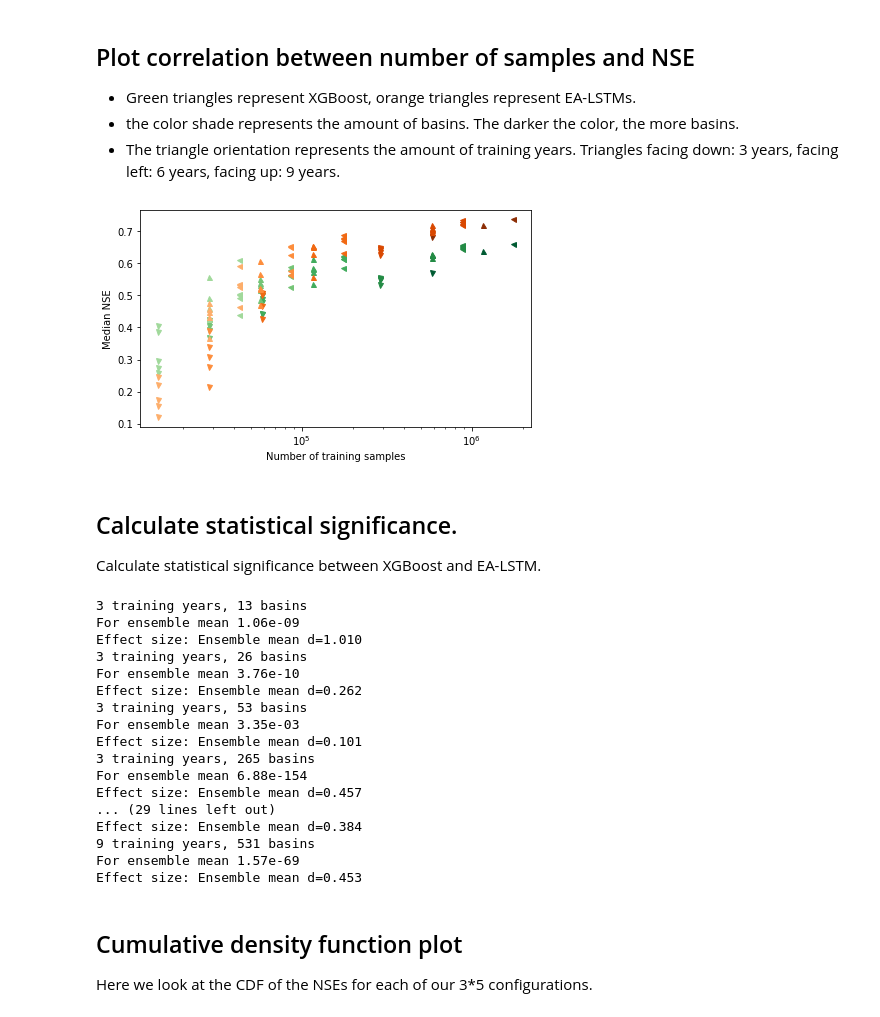
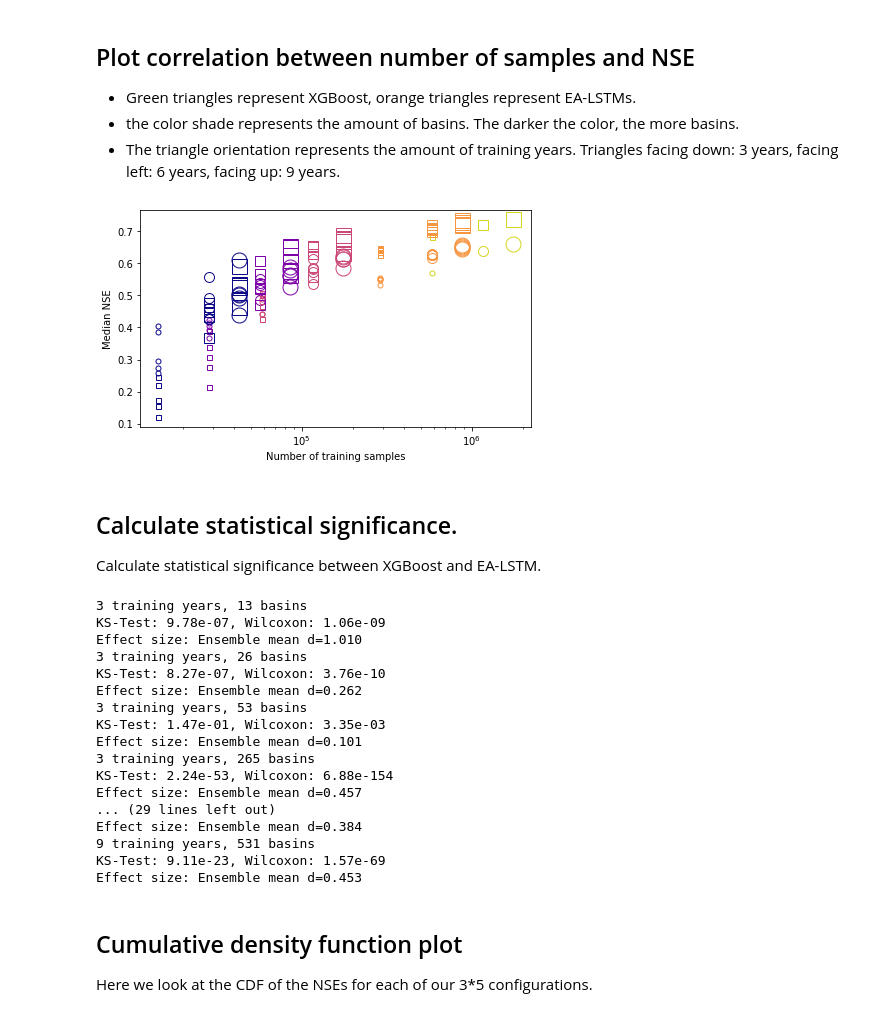
Before and after one commit to gauchm/ealstm_regional_modeling, a Jupyter notebook: notebooks/performance_gridEvaluation.ipynb, the cells around one changed output. Saved outputs shown, nothing was run; the diff lists cells and outputs as text; code cells hidden in the pictures.

```diff
--- a/notebooks/performance_gridEvaluation.ipynb
+++ b/notebooks/performance_gridEvaluation.ipynb
@@ -138,7 +150,7 @@ for model, model_label, _ in model_specs_gridEvaluation['models']:
                          'max': np.max(ensemble_nses),
                          'mean': np.mean(ensemble_nses),
                          'median': np.median(ensemble_nses),
-                         'failures': len([v for v in ensemble_nses if v <= 0]) }
+                         'avg failures': len([v for v in ensemble_nses if v <= 0]) / len(model_specs_gridEvaluation['basin_subsets'][n_basins])}
         data.append(data_ensemble)
 
 df = pd.DataFrame(data)
@@ -173,26 +185,27 @@ df
 # %%
 f = plt.figure(figsize=(7,4))
 
-for model, name, color in model_specs_gridEvaluation["models"]:
-    colors = {'xgboost': ['#a1d99b','#74c476','#41ab5d','#238b45','#005a32'],
-              'ealstm':  ['#fdae6b','#fd8d3c','#f16913','#d94801','#8c2d04']}
-    markers = {3: "v", 6: "^", 9: "<"}
-
+colors = {13: [0.05, 0.03, 0.53], 26:  [0.49, 0.01 , 0.66],
+          53: [0.80, 0.28, 0.47], 265: [0.97, 0.59, 0.25],
+          531: [0.84, 0.84, 0.13]}
+markers = {'xgboost': 'o', 'ealstm': 's'}
+markersize = {3: 5, 6: 10, 9: 15}
+for model, name, _ in model_specs_gridEvaluation["models"]:
     for training_years, (i, n_basins) in itertools.product(model_specs_gridEvaluation['training_years'],
                                                       enumerate(model_specs_gridEvaluation['n_basins'])):
         basin_subsets = model_specs_gridEvaluation["basin_subsets"][n_basins]
         median_nses, n_samples = [], []
         for b in basin_subsets:
             median_nses.append(np.median(list(all_metrics['NSE'][model][training_years][b]["ensemble"].values())))
             n_samples.append(training_years * 365 * n_basins)
         plt.plot(n_samples, median_nses, label=f"{name}, {training_years} years, {n_basins} basins",
-                 lw=0, marker=markers[training_years], c=colors[model][i], markersize=5)
+                 lw=0, marker=markers[model], c=colors[n_basins], markersize=markersize[training_years], markerfacecolor='none')
 
 plt.xscale('log')
 plt.ylabel('Median NSE')
 _ = plt.xlabel('Number of training samples')
 # %% [output]
-[figure, old version]
+[figure, new version]
 # %% [markdown]
 ## Calculate statistical significance.
 
@@ -212,31 +225,32 @@ for training_years in model_specs_gridEvaluation['training_years']:
         ealstm_nses = list(all_metrics['NSE']["ealstm"][training_years][s]["ensemble"].values() for s in basin_subsets)
         ealstm_nses = [y for x in ealstm_nses for y in x]  # flatten
 
-        _, p_val_ensemble = wilcoxon(xgb_nses, ealstm_nses)
-        print(f"For ensemble mean {p_val_ensemble:.2e}")
+        _, p_val_ks = ks_2samp(xgb_nses, ealstm_nses)
+        _, p_val_wilcoxon = wilcoxon(xgb_nses, ealstm_nses)
+        print(f"KS-Test: {p_val_ks:.2e}, Wilcoxon: {p_val_wilcoxon:.2e}")
 
         d_ensemble = get_cohens_d(xgb_nses, ealstm_nses)
         print(f"Effect size: Ensemble mean d={d_ensemble:.3f}")
 
-        p_values[training_years][n_basins] = p_val_ensemble
+        p_values[training_years][n_basins] = p_val_ks
         d_values[training_years][n_basins] = d_ensemble
 # %% [output]
 3 training years, 13 basins
-For ensemble mean 1.06e-09
+KS-Test: 9.78e-07, Wilcoxon: 1.06e-09
 Effect size: Ensemble mean d=1.010
 3 training years, 26 basins
-For ensemble mean 3.76e-10
+KS-Test: 8.27e-07, Wilcoxon: 3.76e-10
 Effect size: Ensemble mean d=0.262
 3 training years, 53 basins
-For ensemble mean 3.35e-03
+KS-Test: 1.47e-01, Wilcoxon: 3.35e-03
 Effect size: Ensemble mean d=0.101
 3 training years, 265 basins
-For ensemble mean 6.88e-154
+KS-Test: 2.24e-53, Wilcoxon: 6.88e-154
 Effect size: Ensemble mean d=0.457
 ... (29 lines left out)
 Effect size: Ensemble mean d=0.384
 9 training years, 531 basins
-For ensemble mean 1.57e-69
+KS-Test: 9.11e-23, Wilcoxon: 1.57e-69
 Effect size: Ensemble mean d=0.453
 # %% [markdown]
 ## Cumulative density function plot
```
Also changed, not shown: parts of 10 cells of this notebook, 9 other files.
